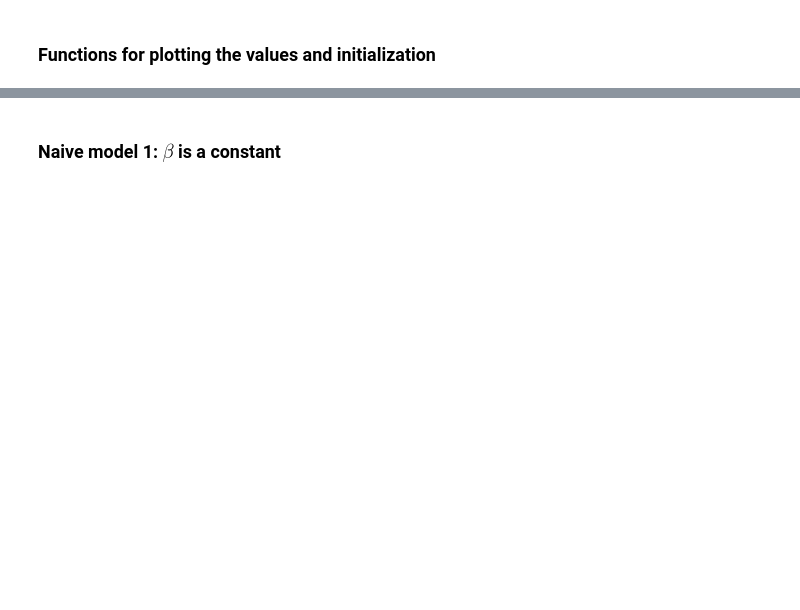
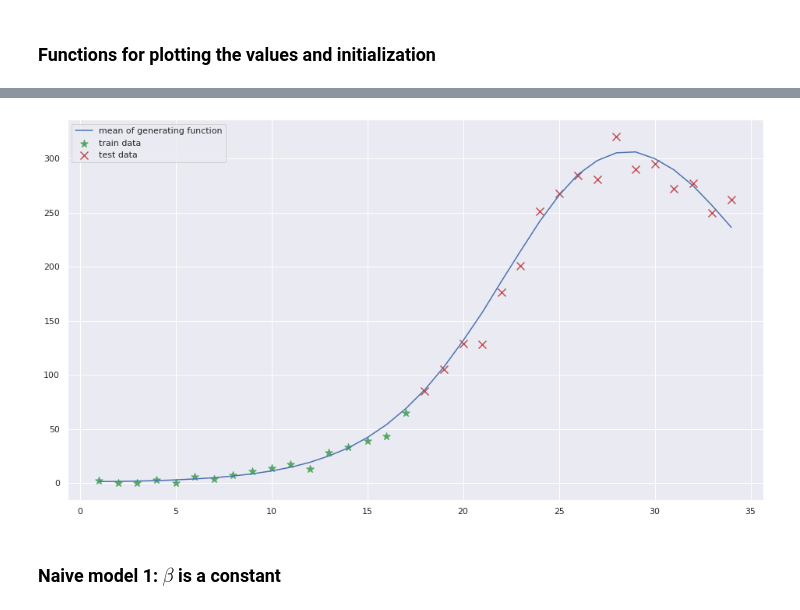
Before and after one commit to tommi-grohn/Corona_Bayesian, a Jupyter notebook: Project_Corona.ipynb, the cells around one changed output, grey strips where cells are left out. Cells and saved outputs as stored; diff of their text form; code cells hidden in the pictures; blank space fills up the shorter version.

```diff
--- a/Project_Corona.ipynb
+++ b/Project_Corona.ipynb
@@ -457,7 +824,7 @@ def initial_guess(N, total_deaths_0, new_deaths_1):
     e0 = i0 + a0
     s0 = N - e0 - a0 - p0 - i0 - r0
 
-    return [s0, e0, a0, p0, i0, r0]
+    return [s0, max(e0, 10), max(a0,10), max(p0,10), max(i0,10), r0]
 # %%
 def initialize_seir(current_country):
 
@@ -569,0 +1012,7 @@ def print_countries_values(deaths, current_retail, current_grocery, current_park
+# %%
+generating_data = seapir_data.copy()
+generating_data['traffic'] = np.empty((generating_data['n_training'], 0))
+generating_data['traffic_coeff'] = np.array([1])
+sm_generator = stan_utils.StanModel_cache("./seapir_simulator.stan")
+gen_fit = sm_generator.sampling(generating_data, algorithm="Fixed_param", seed=seed)
+samples = gen_fit.extract(permuted=True)
@@ -570,2 +1022,13 @@ def print_countries_values(deaths, current_retail, current_grocery, current_park
+# %%
+sampled_deaths = samples['deaths'][0].astype(int)
+n_train = weeks_analysed
+plt.figure(figsize=(16,9))
+plt.scatter(ts[:n_train], sampled_deaths[:n_train], c='g', marker='*', s=100, label="train data")
+plt.scatter(ts[n_train:], sampled_deaths[n_train:], c='r', marker='x', s=100, label="test data")
+plt.plot(ts, np.mean(samples['deaths'], axis=0), label="mean of generating function")
+plt.legend()
+plt.show()
+# %% [output]
+[figure, added]
 # %% [markdown]
 ### Naive model 1: $\beta$ is a constant
```
Also changed, not shown: parts of 171 cells of this notebook, 5 other files.
